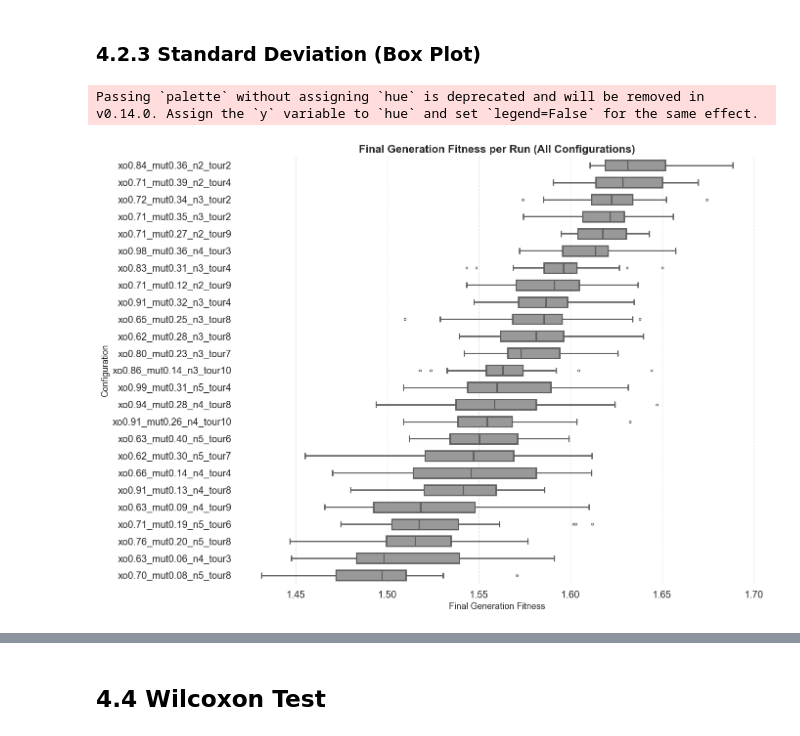
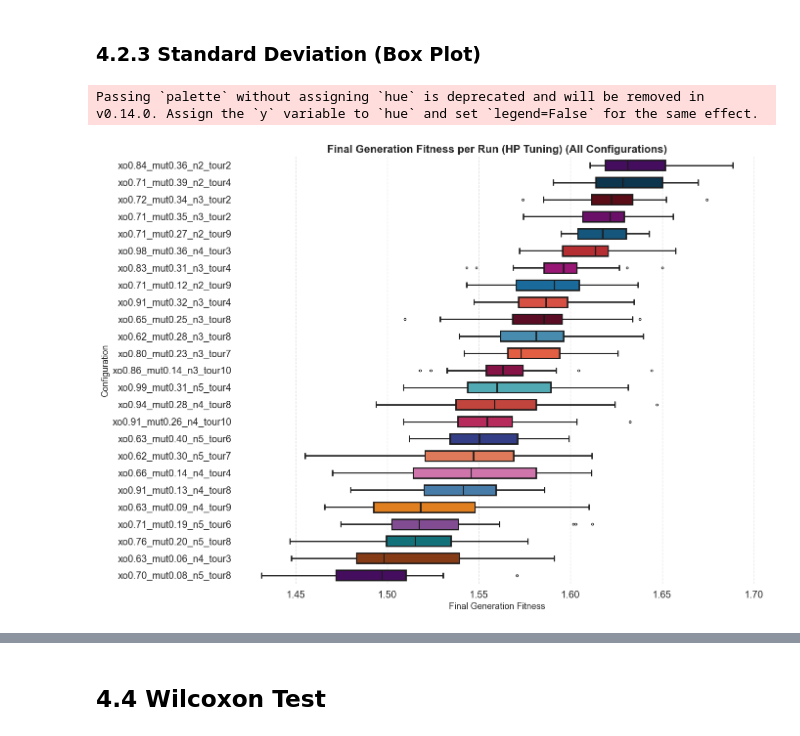
Before and after one commit to mgalao/computational-intelligence-for-optimization-project, a Jupyter notebook: notebooks_and_results/results_analysis.ipynb, the cells around one changed output, grey strips where cells are left out. Cells and saved outputs as stored; diff of their text form; code cells hidden in the pictures.

```diff
--- a/notebooks_and_results/results_analysis.ipynb
+++ b/notebooks_and_results/results_analysis.ipynb
@@ -548,17 +548,17 @@ fitness_dfs_hp["xo0.84_mut0.36_n2_tour2"]
 # %% [markdown]
 ### **4.2.2** Mean/Median Fitness over Generation Line Charts
 # %%
-plot_fitness(fitness_dfs_hp, title_suffix='All Configurations')
+plot_fitness_hp(fitness_dfs_hp, title_suffix='Hyperparameter Search')
 # plot_fitness(fitprop_fitness_dfs, title_suffix='Fitness-Proportionate Selection')
 # plot_fitness(ranking_fitness_dfs, title_suffix='Ranking Selection')
 # plot_fitness(tournament_fitness_dfs, title_suffix='Tournament Selection')
 # %% [markdown]
 ### **4.2.3** Standard Deviation (Box Plot)
 # %%
-plot_final_fitness_boxplots(fitness_dfs_hp, title_suffix='All Configurations')
+plot_final_fitness_boxplots_hp(fitness_dfs_hp, title_suffix='All Configurations')
 # plot_final_fitness_boxplots(fitprop_fitness_dfs, title_suffix='Fitness-Proportionate Selection')
 # plot_final_fitness_boxplots(ranking_fitness_dfs, title_suffix='Ranking Selection')
 # plot_final_fitness_boxplots(tournament_fitness_dfs, title_suffix='Tournament Selection')
 # %% [output]
 Passing `palette` without assigning `hue` is deprecated and will be removed in v0.14.0. Assign the `y` variable to `hue` and set `legend=False` for the same effect.
-[figure, old version]
+[figure, new version]
```
Also changed, not shown: parts of 6 cells of this notebook.
